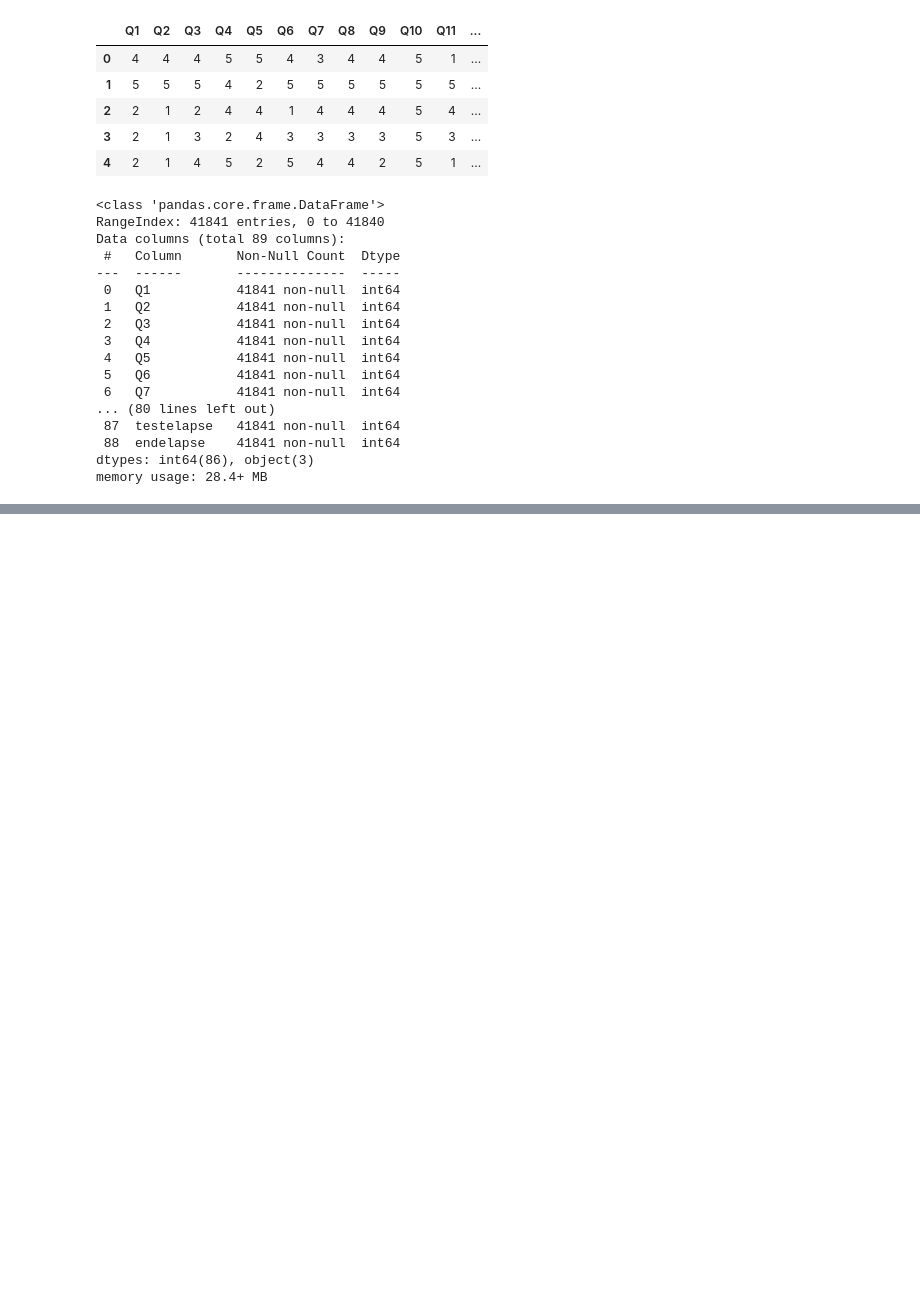
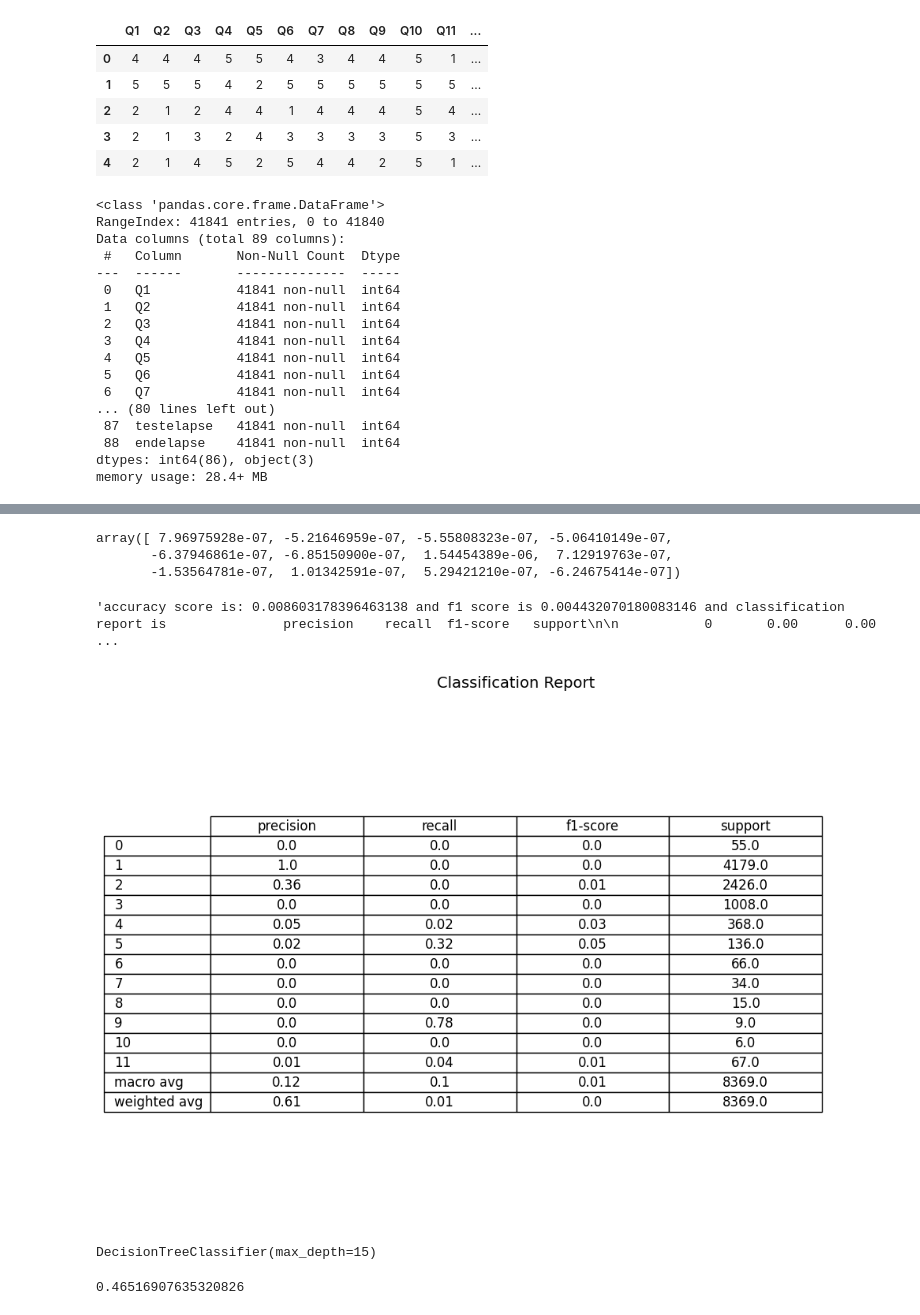
Before and after one commit to MajidrNEO1879/machine-learning-projects, a Jupyter notebook: firstborn_personality_scale_responses/data/first_born_psr.ipynb, the cells around one changed output, grey strips where cells are left out. Saved outputs shown, nothing was run; the diff lists cells and outputs as text; code cells hidden in the pictures; blank space fills up the shorter version.

```diff
--- a/firstborn_personality_scale_responses/data/first_born_psr.ipynb
+++ b/firstborn_personality_scale_responses/data/first_born_psr.ipynb
@@ -37,0 +108,2 @@ memory usage: 28.4+ MB
+# %%
+X_train, X_test, y_train, y_test = train_test_split(X, y, test_size = .2)
@@ -37,0 +147,4 @@ memory usage: 28.4+ MB
+# %%
+logreg = LogisticRegression(class_weight = 'balanced')
+# %%
+logreg.fit(X_train, y_train)
@@ -37,0 +178,33 @@ memory usage: 28.4+ MB
+# %%
+logreg.intercept_
+# %% [output]
+array([ 7.96975928e-07, -5.21646959e-07, -5.55808323e-07, -5.06410149e-07,
+       -6.37946861e-07, -6.85150900e-07,  1.54454389e-06,  7.12919763e-07,
+       -1.53564781e-07,  1.01342591e-07,  5.29421210e-07, -6.24675414e-07])
+# %%
+logreg_y_pred = logreg.predict(X_test)
+# %%
+f"accuracy score is: {accuracy_score(y_test, logreg_y_pred)} and f1 score is {f1_score(y_test, logreg_y_pred, average='weighted')}"
+# %% [output]
+'accuracy score is: 0.008603178396463138 and f1 score is 0.004432070180083146 and classification report is               precision    recall  f1-score   support\n\n           0       0.00      0.00    ...
+# %%
+report = classification_report(y_test, logreg_y_pred, output_dict=True)
+
+report_df = pd.DataFrame(report).transpose()
+report_df = report_df.drop('accuracy', axis=0)
+fig, ax = plt.subplots(figsize=(10, len(report_df)*0.6))
+ax.axis('off')
+table = ax.table(cellText=np.round(report_df.values, 2),
+                 rowLabels=report_df.index,
+                 colLabels=report_df.columns,
+                 cellLoc='center',
+                 loc='center')
+
+table.auto_set_font_size(False)
+table.set_fontsize(12)
+table.scale(1, 1.5)
+
+plt.title("Classification Report", fontsize=14, pad=20)
+plt.show()
+# %% [output]
+[figure, added]
@@ -37,0 +213,4 @@ memory usage: 28.4+ MB
+# %%
+dtc.fit(X_train, y_train)
+# %% [output]
+DecisionTreeClassifier(max_depth=15)
@@ -37,0 +219,4 @@ memory usage: 28.4+ MB
+# %%
+accuracy_score(y_test, dtc_pred)
+# %% [output]
+0.46516907635320826
```
Also changed, not shown: parts of 16 cells of this notebook.
